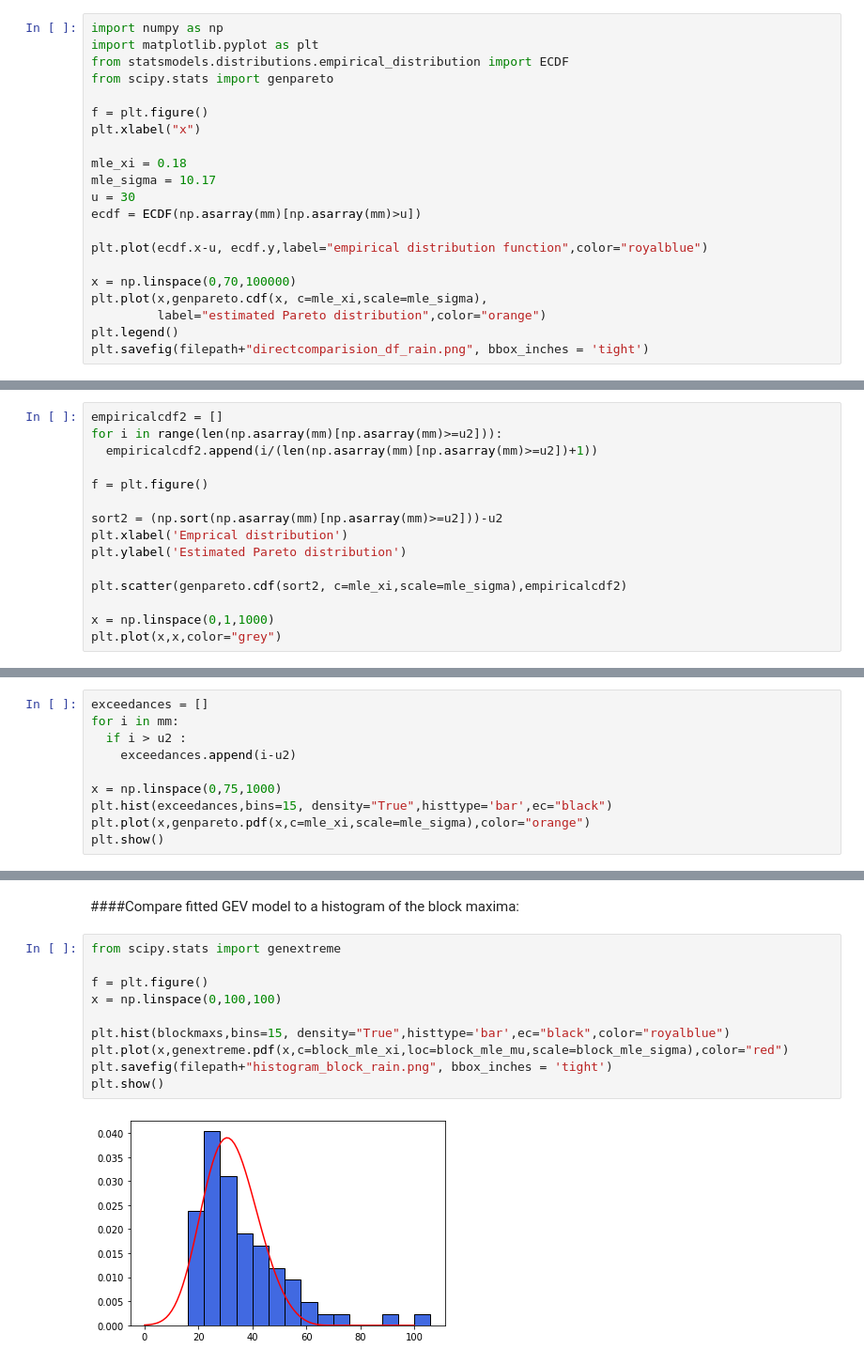
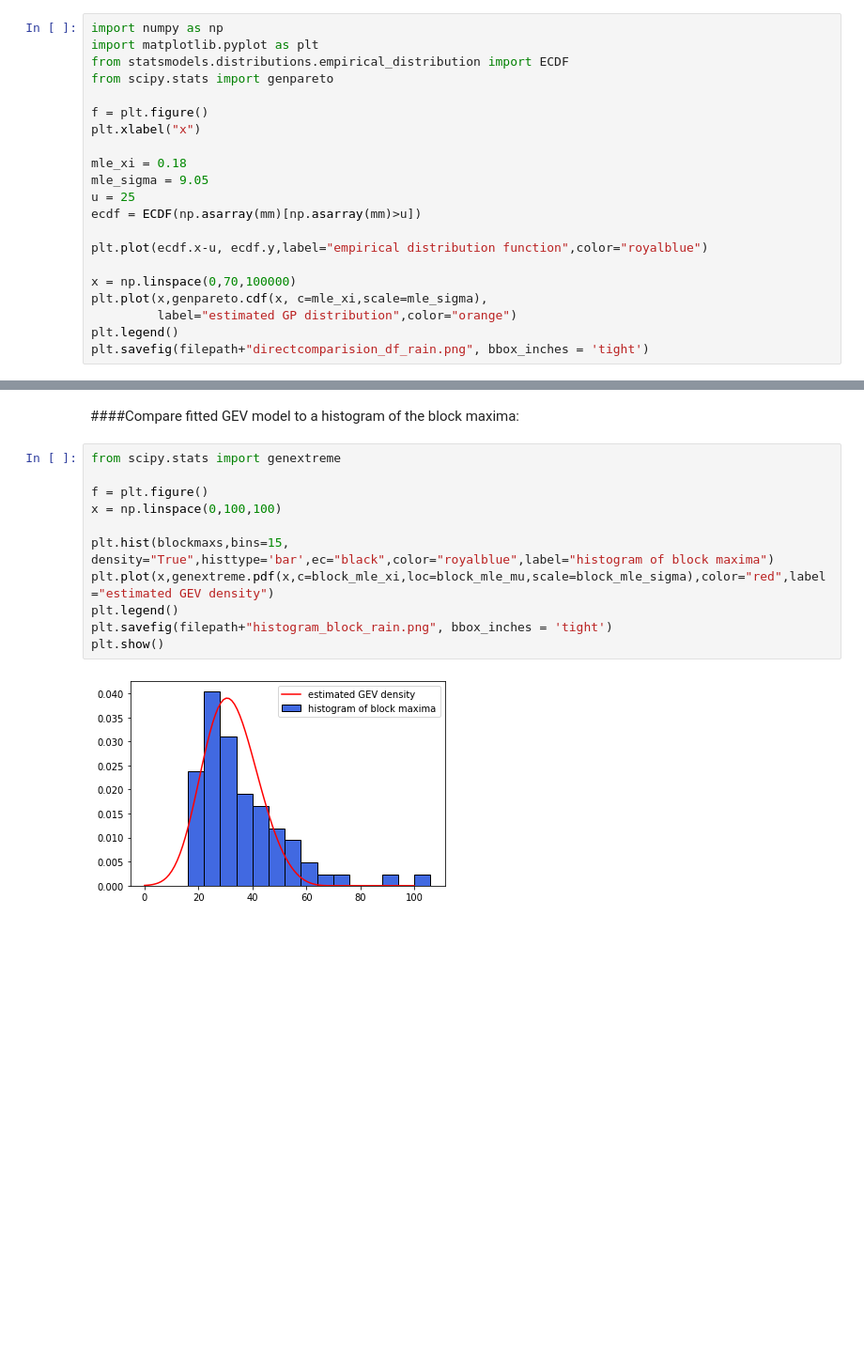
Before and after one commit to nathalieveronika/extreme_value_theory, a Jupyter notebook: 5Application.ipynb, the cells around one changed output, grey strips where cells are left out. Shown at 94% size. Drawn from its saved outputs; the diff is of its cells as text; blank space fills up the shorter version.

```diff
--- a/5Application.ipynb
+++ b/5Application.ipynb
@@ -171,15 +161,15 @@ f = plt.figure()
 plt.xlabel("x")
 
 mle_xi = 0.18
-mle_sigma = 10.17
-u = 30
+mle_sigma = 9.05
+u = 25
 ecdf = ECDF(np.asarray(mm)[np.asarray(mm)>u])
 
 plt.plot(ecdf.x-u, ecdf.y,label="empirical distribution function",color="royalblue")
 
 x = np.linspace(0,70,100000)
 plt.plot(x,genpareto.cdf(x, c=mle_xi,scale=mle_sigma),
-         label="estimated Pareto distribution",color="orange")
+         label="estimated GP distribution",color="orange")
 plt.legend()
 plt.savefig(filepath+"directcomparision_df_rain.png", bbox_inches = 'tight')
 # %% [output]
@@ -266,15 +232,0 @@ plt.legend()
-# %%
-empiricalcdf2 = []
-for i in range(len(np.asarray(mm)[np.asarray(mm)>=u2])):
-  empiricalcdf2.append(i/(len(np.asarray(mm)[np.asarray(mm)>=u2])+1))
-
-f = plt.figure()
-
-sort2 = (np.sort(np.asarray(mm)[np.asarray(mm)>=u2]))-u2
-plt.xlabel('Emprical distribution')
-plt.ylabel('Estimated Pareto distribution')
-
-plt.scatter(genpareto.cdf(sort2, c=mle_xi,scale=mle_sigma),empiricalcdf2)
-
-x = np.linspace(0,1,1000)
-plt.plot(x,x,color="grey")
@@ -295,10 +232,0 @@ plt.plot(y,y,color="grey")
-# %%
-exceedances = []
-for i in mm:
-  if i > u2 :
-    exceedances.append(i-u2)
-
-x = np.linspace(0,75,1000)
-plt.hist(exceedances,bins=15, density="True",histtype='bar',ec="black")
-plt.plot(x,genpareto.pdf(x,c=mle_xi,scale=mle_sigma),color="orange")
-plt.show()
@@ -406,12 +327,13 @@ plt.savefig(filepath+"qq_plot_block_rain.png", bbox_inches = 'tight')
 # %%
 from scipy.stats import genextreme
 
 f = plt.figure()
 x = np.linspace(0,100,100)
 
-plt.hist(blockmaxs,bins=15, density="True",histtype='bar',ec="black",color="royalblue")
-plt.plot(x,genextreme.pdf(x,c=block_mle_xi,loc=block_mle_mu,scale=block_mle_sigma),color="red")
+plt.hist(blockmaxs,bins=15, density="True",histtype='bar',ec="black",color="royalblue",label="histogram of block maxima")
+plt.plot(x,genextreme.pdf(x,c=block_mle_xi,loc=block_mle_mu,scale=block_mle_sigma),color="red",label="estimated GEV density")
+plt.legend()
 plt.savefig(filepath+"histogram_block_rain.png", bbox_inches = 'tight')
 plt.show()
 # %% [output]
-[figure, old version]
+[figure, new version]
```
Also changed, not shown: parts of 21 cells of this notebook.
